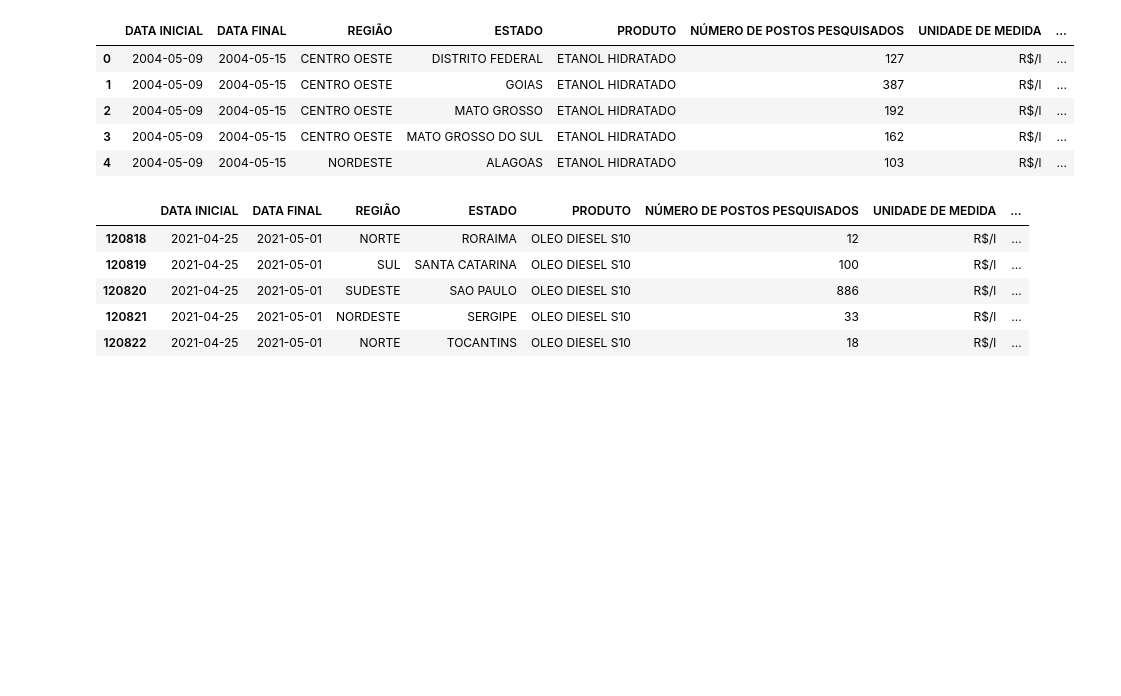
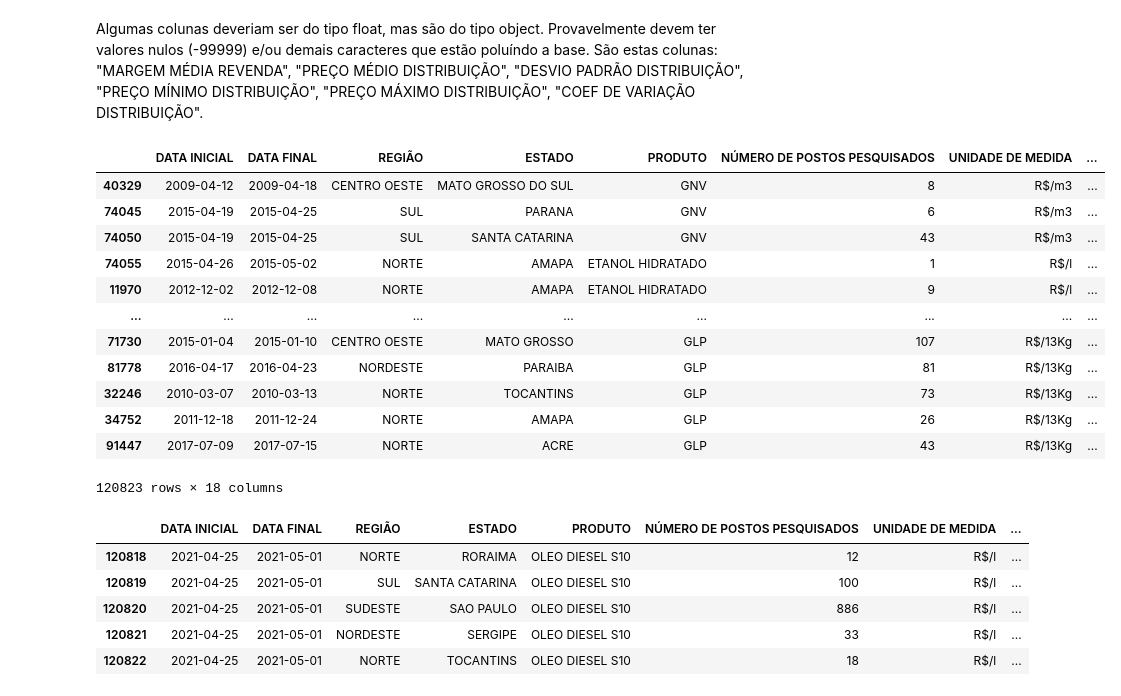
Before and after one commit to manusaleal/EDA_Projeto_Gas, a Jupyter notebook: EDA_Projeto_Gas.ipynb, the cells around one changed output. Saved outputs shown, nothing was run; the diff lists cells and outputs as text; code cells hidden in the pictures; blank space fills up the shorter version.

```diff
--- a/EDA_Projeto_Gas.ipynb
+++ b/EDA_Projeto_Gas.ipynb
@@ -21,3 +31,6 @@ import matplotlib.pyplot as plt
 # %%
 #Abrindo a base de dados .csv
-df_base= pd.read_csv(r'C:\Users\manus\OneDrive\Documentos\EDA_Projeto_Gas\base_2004_2021.csv')
+df_base= pd.read_csv('base_2004_2021.csv')
+
+#Realizando uma rápida observação dos dados
+df_base.head(10)
@@ -24,13 +70,22 @@ df_base= pd.read_csv(r'C:\Users\manus\OneDrive\Documentos\EDA_Projeto_Gas\base_2
+# %% [markdown]
+Algumas colunas deveriam ser do tipo float, mas são do tipo object. Provavelmente devem ter valores nulos (-99999) e/ou demais caracteres que estão poluíndo a base. São estas colunas: "MARGEM MÉDIA REVENDA", "PREÇO MÉDIO DISTRIBUIÇÃO", "DESVIO PADRÃO DISTRIBUIÇÃO", "PREÇO MÍNIMO DISTRIBUIÇÃO", "PREÇO MÁXIMO DISTRIBUIÇÃO", "COEF DE VARIAÇÃO DISTRIBUIÇÃO".
 # %%
-#Realizando uma visualização geral dos dados
-df_base.head(5)
+#Realizando uma visualização geral dos dados em ordem crescente de valor para identificar os possíveis caracteres
+df_base.sort_values(by=['MARGEM MÉDIA REVENDA'])
 # %% [output]
 |  | DATA INICIAL | DATA FINAL | REGIÃO | ESTADO | PRODUTO | NÚMERO DE POSTOS PESQUISADOS | UNIDADE DE MEDIDA | ... |
-| 0 | 2004-05-09 | 2004-05-15 | CENTRO OESTE | DISTRITO FEDERAL | ETANOL HIDRATADO | 127 | R$/l | ... |
-| 1 | 2004-05-09 | 2004-05-15 | CENTRO OESTE | GOIAS | ETANOL HIDRATADO | 387 | R$/l | ... |
-| 2 | 2004-05-09 | 2004-05-15 | CENTRO OESTE | MATO GROSSO | ETANOL HIDRATADO | 192 | R$/l | ... |
-| 3 | 2004-05-09 | 2004-05-15 | CENTRO OESTE | MATO GROSSO DO SUL | ETANOL HIDRATADO | 162 | R$/l | ... |
-| 4 | 2004-05-09 | 2004-05-15 | NORDESTE | ALAGOAS | ETANOL HIDRATADO | 103 | R$/l | ... |
+| 40329 | 2009-04-12 | 2009-04-18 | CENTRO OESTE | MATO GROSSO DO SUL | GNV | 8 | R$/m3 | ... |
+| 74045 | 2015-04-19 | 2015-04-25 | SUL | PARANA | GNV | 6 | R$/m3 | ... |
+| 74050 | 2015-04-19 | 2015-04-25 | SUL | SANTA CATARINA | GNV | 43 | R$/m3 | ... |
+| 74055 | 2015-04-26 | 2015-05-02 | NORTE | AMAPA | ETANOL HIDRATADO | 1 | R$/l | ... |
+| 11970 | 2012-12-02 | 2012-12-08 | NORTE | AMAPA | ETANOL HIDRATADO | 9 | R$/l | ... |
+| ... | ... | ... | ... | ... | ... | ... | ... | ... |
+| 71730 | 2015-01-04 | 2015-01-10 | CENTRO OESTE | MATO GROSSO | GLP | 107 | R$/13Kg | ... |
+| 81778 | 2016-04-17 | 2016-04-23 | NORDESTE | PARAIBA | GLP | 81 | R$/13Kg | ... |
+| 32246 | 2010-03-07 | 2010-03-13 | NORTE | TOCANTINS | GLP | 73 | R$/13Kg | ... |
+| 34752 | 2011-12-18 | 2011-12-24 | NORTE | AMAPA | GLP | 26 | R$/13Kg | ... |
+| 91447 | 2017-07-09 | 2017-07-15 | NORTE | ACRE | GLP | 43 | R$/13Kg | ... |
+120823 rows × 18 columns
 # %%
 #Realizando uma visualização geral dos dados
 df_base.tail(5)
```
Also changed, not shown: parts of 70 cells of this notebook.
